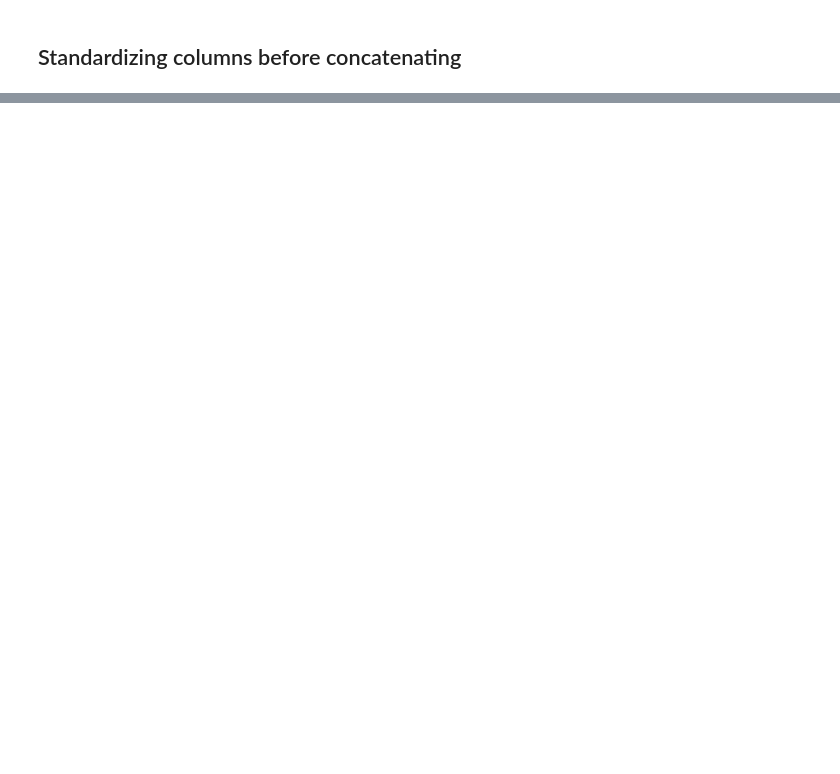
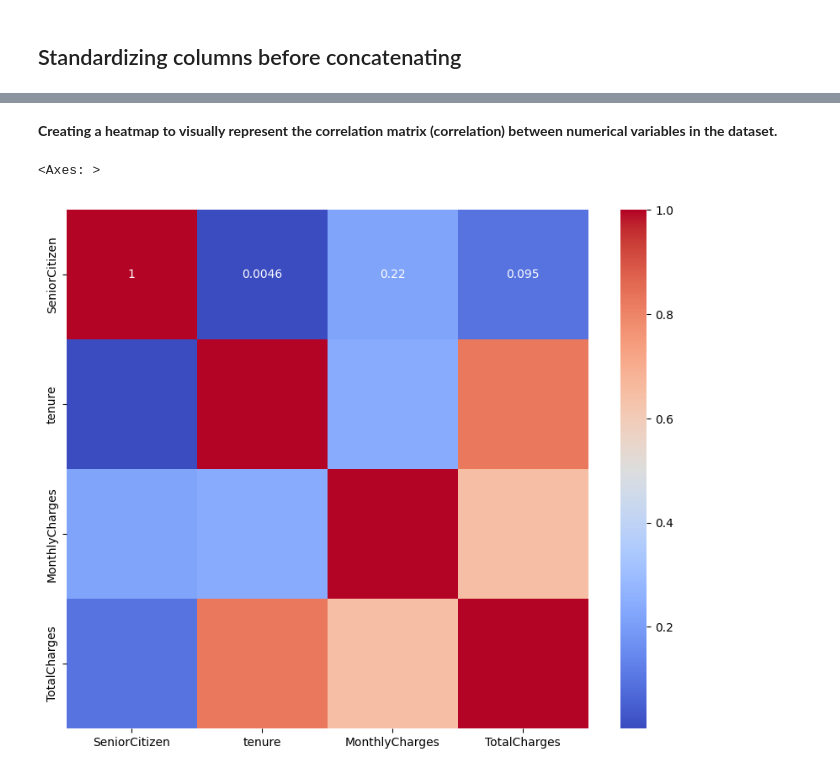
Before and after one commit to Ibrahim-I-Babana/Customer_Churn_Prediction_Problem, a Jupyter notebook: codebabana2.ipynb, the cells around one changed output, grey strips where cells are left out. Cells and saved outputs as stored; diff of their text form; code cells hidden in the pictures; blank space fills up the shorter version.

```diff
--- a/codebabana2.ipynb
+++ b/codebabana2.ipynb
@@ -381,0 +609,4 @@ AttributeError: 'DataFrame' object has no attribute 'types'
+# %%
+correlation = df_concat.corr(numeric_only=True)
+
+correlation
@@ -381,0 +619,8 @@ AttributeError: 'DataFrame' object has no attribute 'types'
+# %% [markdown]
+**Creating a heatmap to visually represent the correlation matrix (correlation) between numerical variables in the dataset.**
+# %%
+plt.figure(figsize=(10,8))
+sns.heatmap(data = correlation,annot = True,cmap = 'coolwarm')
+# %% [output]
+<Axes: >
+[figure, added]
```
Also changed, not shown: parts of 158 cells of this notebook, 1 other file.
